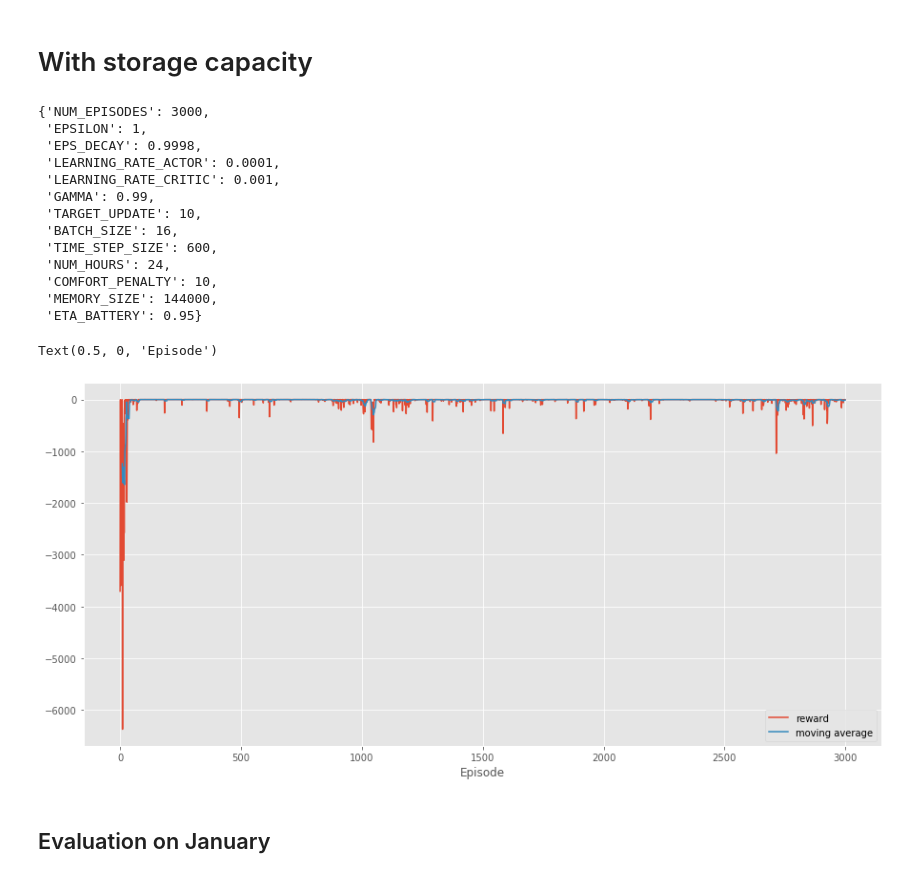
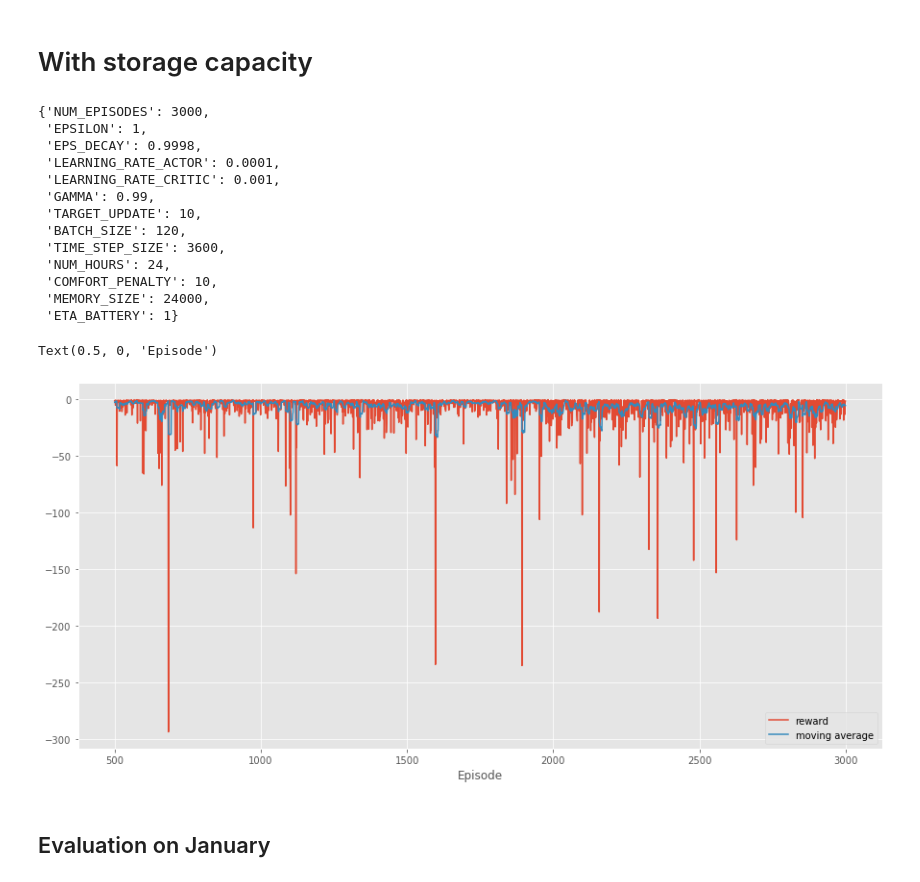
Before and after one commit to Cernewein/heating-RL-agent, a Jupyter notebook: Notebooks/Visualization.ipynb, the cells around one changed output. Cells and saved outputs as stored; diff of their text form; code cells hidden in the pictures.

```diff
--- a/Notebooks/Visualization.ipynb
+++ b/Notebooks/Visualization.ipynb
@@ -454,7 +454,7 @@ array([25, 26, 27, 28, 29, 30, 31, 32, 33, 34])
 # %% [markdown]
 # With storage capacity
 # %%
-rewards = pkl.load(open('data/output/DDPG_storage/5907885_dynamic_True_rewards_dqn.pkl', "rb"))
+rewards = pkl.load(open('data/output/DDPG_storage/6422244_dynamic_True_rewards_dqn.pkl', "rb"))
 # %%
 rewards[-1]
 # %% [output]
@@ -465,12 +465,12 @@ rewards[-1]
  'LEARNING_RATE_CRITIC': 0.001,
  'GAMMA': 0.99,
  'TARGET_UPDATE': 10,
- 'BATCH_SIZE': 16,
- 'TIME_STEP_SIZE': 600,
+ 'BATCH_SIZE': 120,
+ 'TIME_STEP_SIZE': 3600,
  'NUM_HOURS': 24,
  'COMFORT_PENALTY': 10,
- 'MEMORY_SIZE': 144000,
- 'ETA_BATTERY': 0.95}
+ 'MEMORY_SIZE': 24000,
+ 'ETA_BATTERY': 1}
 # %%
 rewards_df = pd.DataFrame()
 rewards_df['reward'] = rewards[:-1]
@@ -482,13 +482,13 @@ moving_avg = r.rolling(window=10).mean()
 moving_avg = moving_avg.rename(columns={'reward':'moving average'})
 # %%
 f, ax = plt.subplots(figsize=(15,7))
-r.plot(ax=ax)
-moving_avg.plot(ax=ax)
+r.iloc[500:,:].plot(ax=ax)
+moving_avg.iloc[500:,:].plot(ax=ax)
 plt.xlabel('Episode')
 #plt.savefig('data/output/rewards_dynamic_dqn.png')
 # %% [output]
 Text(0.5, 0, 'Episode')
-[figure, old version]
+[figure, new version]
 # %% [markdown]
 ## Evaluation on January
 # %%
```
Also changed, not shown: parts of 8 cells of this notebook, 4 other files.
